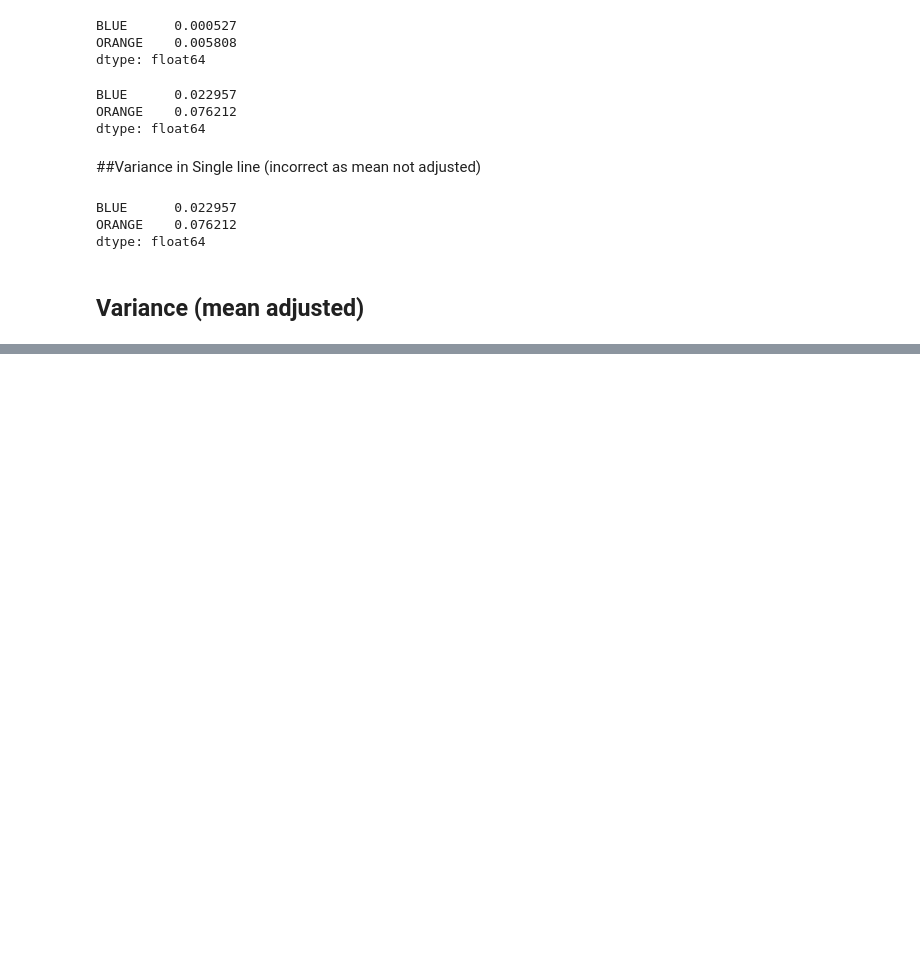
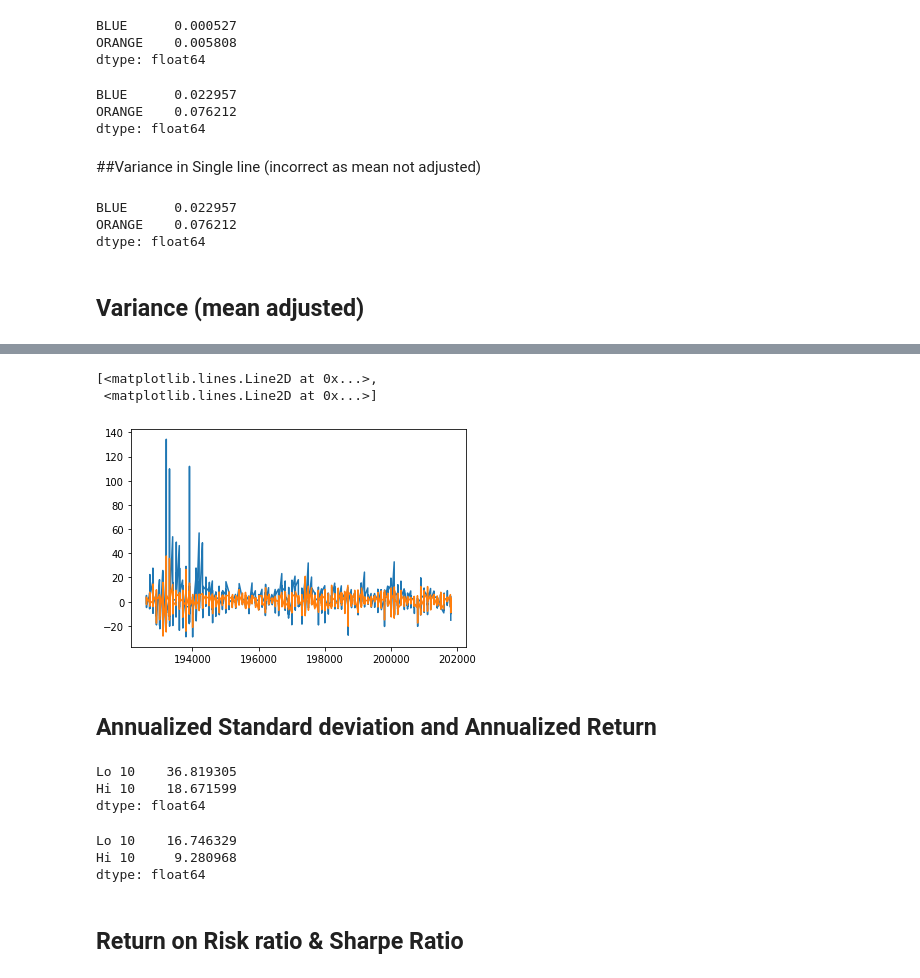
Before and after one commit to quarantinecoding/lockdownfinance, a Jupyter notebook: HG_lab_102.ipynb, the cells around one changed output, grey strips where cells are left out. Cells and saved outputs as stored; diff of their text form; code cells hidden in the pictures; blank space fills up the shorter version.

```diff
--- a/HG_lab_102.ipynb
+++ b/HG_lab_102.ipynb
@@ -41,0 +144,8 @@ dtype: float64
+# %%
+plt.plot(portfoliodata[["Lo 10","Hi 10"]])
+# %% [output]
+[<matplotlib.lines.Line2D at 0x...>,
+ <matplotlib.lines.Line2D at 0x...>]
+[figure, added]
+# %% [markdown]
+## Annualized Standard deviation and Annualized Return
@@ -41,0 +154,18 @@ dtype: float64
+# %%
+## KEY FORMULA - Annualized standard deviation
+annualized_var=largeandsmallcaps.std()*(12**0.5)
+print(annualized_var)
+# %% [output]
+Lo 10    36.819305
+Hi 10    18.671599
+dtype: float64
+# %%
+## KEY FORMULA - Long term Annualized returns from monthly data
+annualized_return=(((1+largeandsmallcaps/100).prod())**(12/largeandsmallcaps.shape[0])-1)*100
+print(annualized_return)
+# %% [output]
+Lo 10    16.746329
+Hi 10     9.280968
+dtype: float64
+# %% [markdown]
+## Return on Risk ratio & Sharpe Ratio
```
Also changed, not shown: parts of 15 cells of this notebook.
